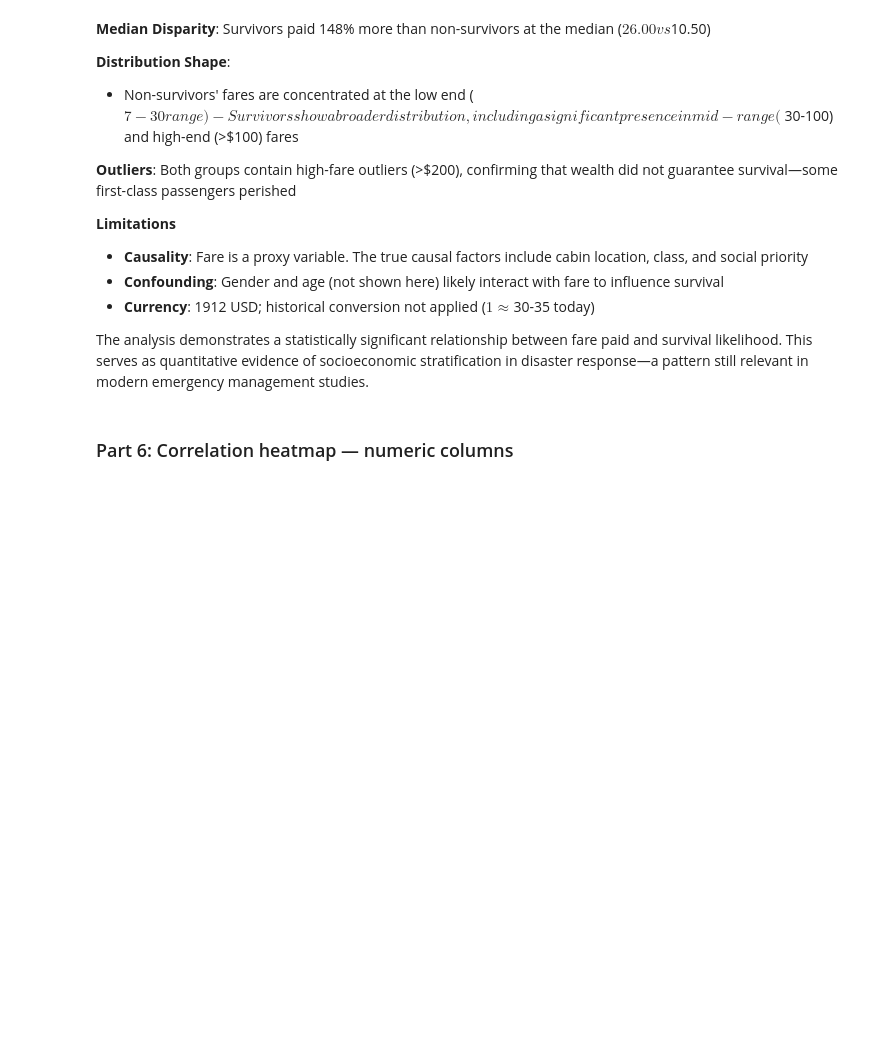
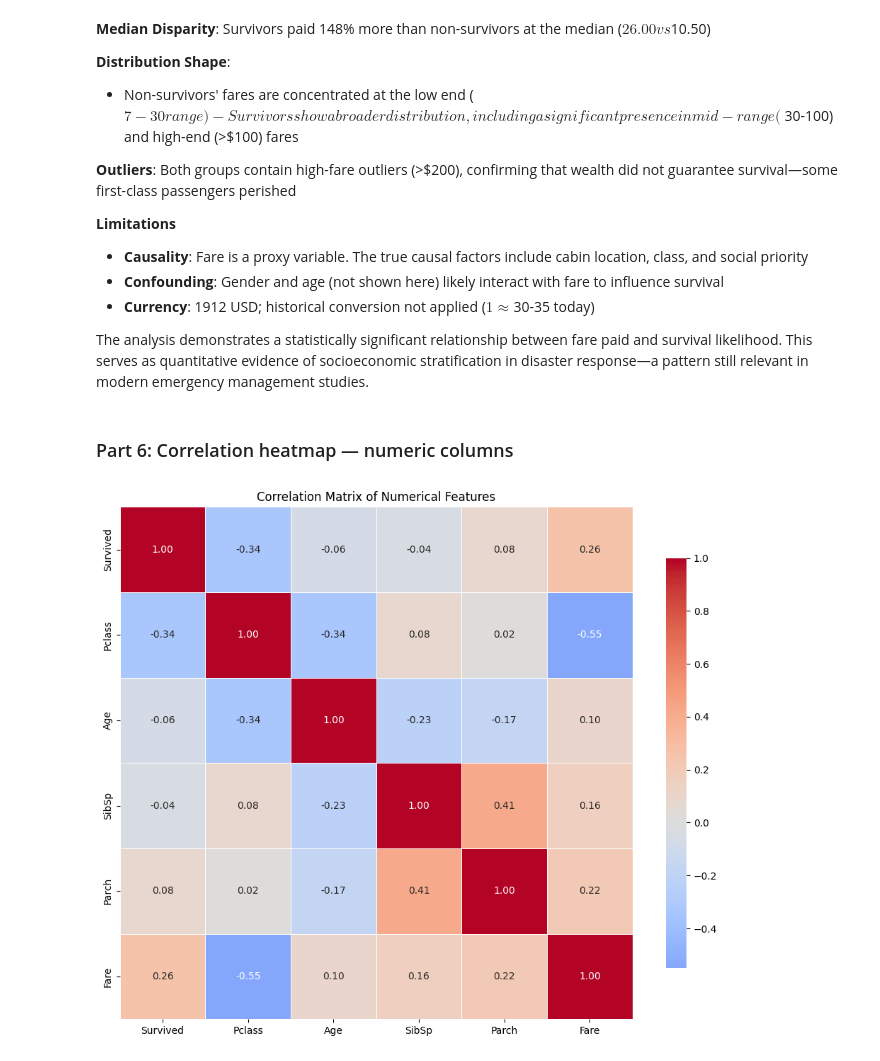
Before and after one commit to Thunder-Bird-007/titanic-survival-analysis, a Jupyter notebook: notebooks/analysis.ipynb, the cells around one changed output. Cells and saved outputs as stored; diff of their text form; code cells hidden in the pictures; blank space fills up the shorter version.

```diff
--- a/notebooks/analysis.ipynb
+++ b/notebooks/analysis.ipynb
@@ -239,3 +240,16 @@ Median Fare for Survived: 26.00
 The analysis demonstrates a statistically significant relationship between fare paid and survival likelihood. This serves as quantitative evidence of socioeconomic stratification in disaster response—a pattern still relevant in modern emergency management studies.
 # %% [markdown]
 ### Part 6: Correlation heatmap — numeric columns
+# %%
+numeric_df = df.select_dtypes(include=[np.number])
+numeric_df = numeric_df.drop(columns=['PassengerId'])
+numeric_df['Age']=numeric_df['Age'].fillna(numeric_df['Age'].median())
+correlation_matrix = numeric_df.corr()
+plt.figure(figsize=(10,8))
+sns.heatmap(correlation_matrix, annot=True, cmap='coolwarm', fmt='.2f', linewidths=0.5, cbar_kws={'shrink': 0.8}, center=0, square=True)
+plt.title('Correlation Matrix of Numerical Features')
+plt.tight_layout()
+plt.savefig("../visuals/correlation_matrix.png", dpi=150, bbox_inches='tight')
+plt.show()
+# %% [output]
+[figure, added]
```
Also changed, not shown: parts of 2 cells of this notebook, 1 other file.
